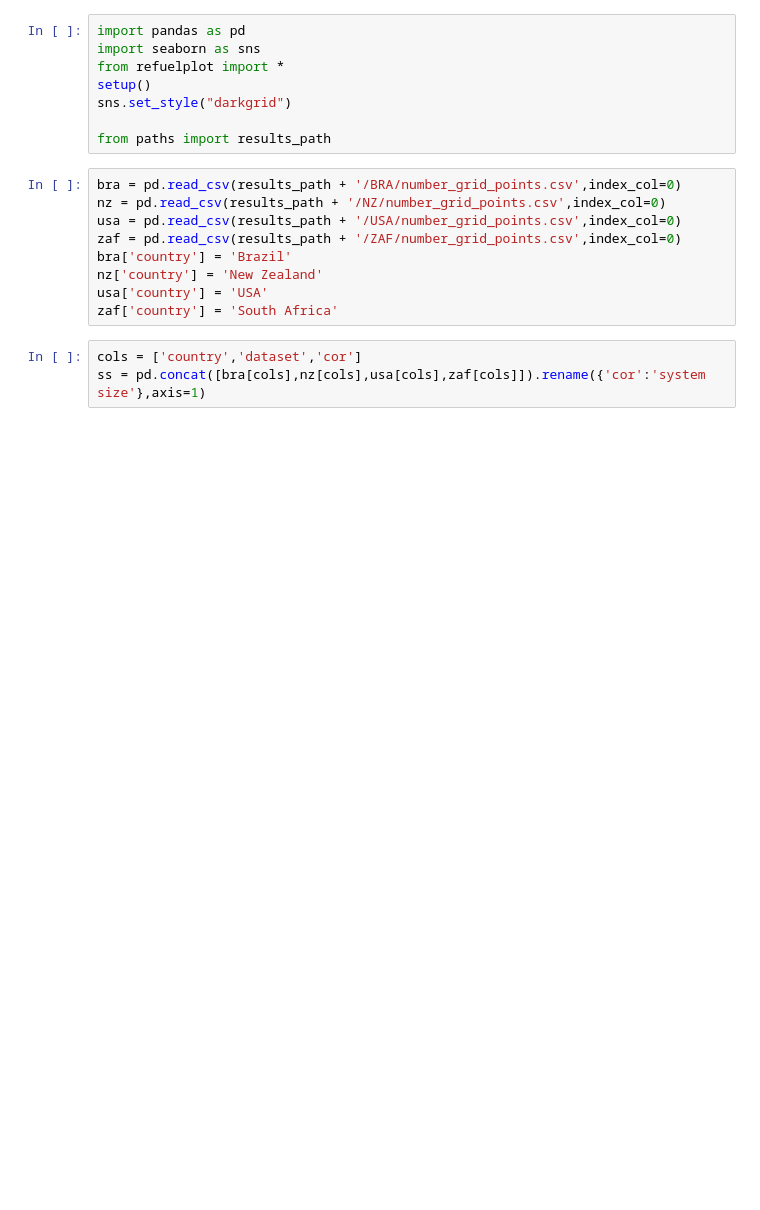
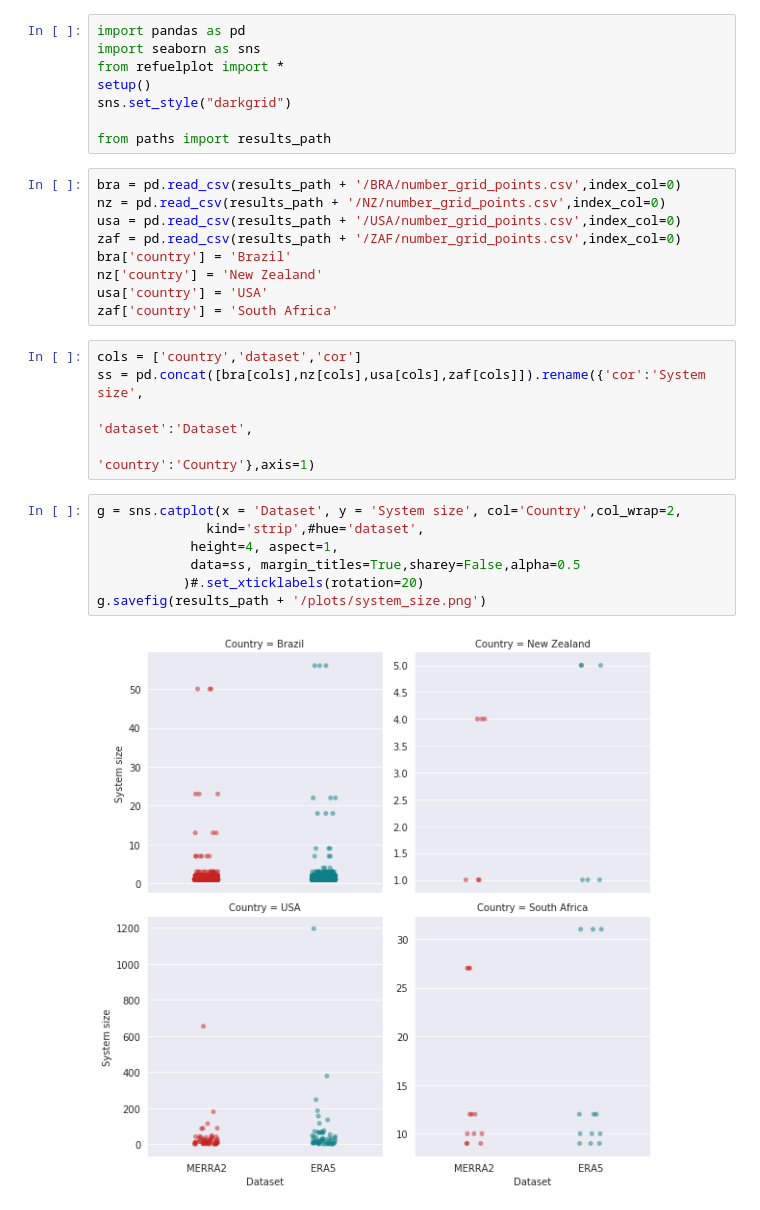
Before and after one commit to KatharinaGruber/windpower_GWA, a Jupyter notebook: plot_system_sizes.ipynb, the cells around one changed output. Saved outputs shown, nothing was run; the diff lists cells and outputs as text; blank space fills up the shorter version.

```diff
--- a/plot_system_sizes.ipynb
+++ b/plot_system_sizes.ipynb
@@ -17,4 +17,15 @@ usa['country'] = 'USA'
 zaf['country'] = 'South Africa'
 # %%
 cols = ['country','dataset','cor']
-ss = pd.concat([bra[cols],nz[cols],usa[cols],zaf[cols]]).rename({'cor':'system size'},axis=1)
+ss = pd.concat([bra[cols],nz[cols],usa[cols],zaf[cols]]).rename({'cor':'System size',
+                                                                 'dataset':'Dataset',
+                                                                 'country':'Country'},axis=1)
+# %%
+g = sns.catplot(x = 'Dataset', y = 'System size', col='Country',col_wrap=2,
+              kind='strip',#hue='dataset',
+            height=4, aspect=1,
+            data=ss, margin_titles=True,sharey=False,alpha=0.5
+           )#.set_xticklabels(rotation=20)
+g.savefig(results_path + '/plots/system_size.png')
+# %% [output]
+[figure, added]
```
Also changed, not shown: parts of 9 cells of this notebook.
